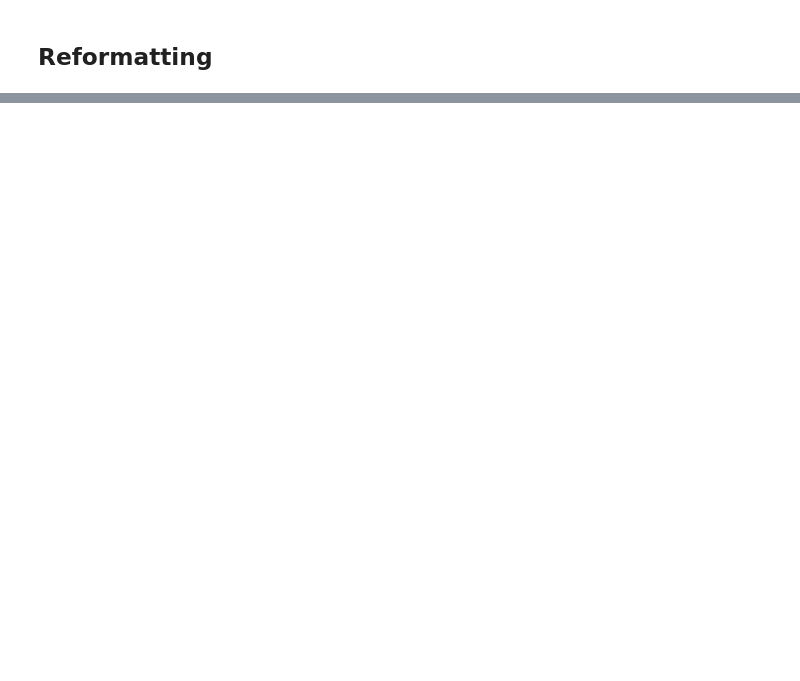
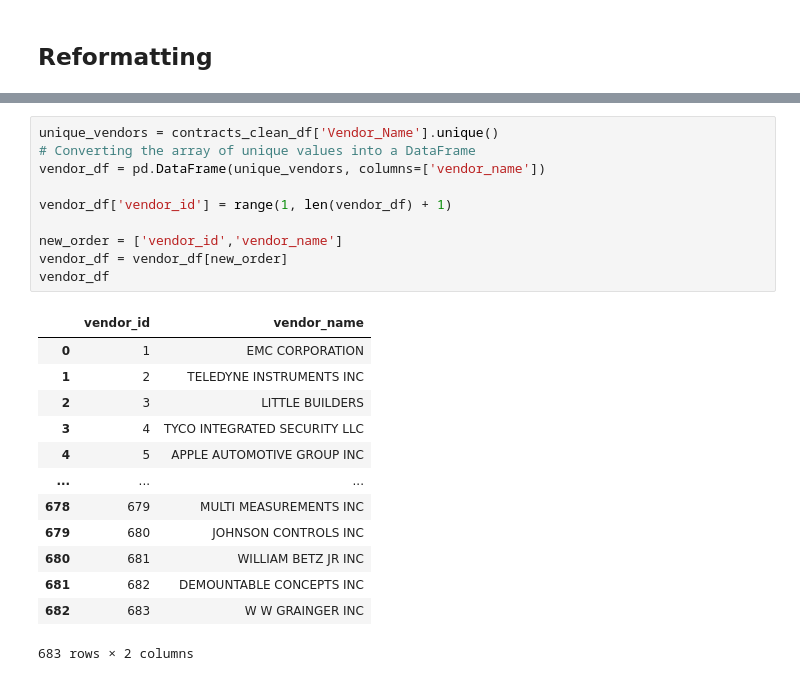
Before and after one commit to LeporidaeLepus/CIS9440_HW, a Jupyter notebook: scripts/commodities_contracts_etl.ipynb, the cells around one changed output, grey strips where cells are left out. Saved outputs shown, nothing was run; the diff lists cells and outputs as text; blank space fills up the shorter version.

```diff
--- a/scripts/commodities_contracts_etl.ipynb
+++ b/scripts/commodities_contracts_etl.ipynb
@@ -175,0 +347,24 @@ See the caveats in the documentation: https://pandas.pydata.org/pandas-docs/stab
+# %%
+unique_vendors = contracts_clean_df['Vendor_Name'].unique()
+# Converting the array of unique values into a DataFrame
+vendor_df = pd.DataFrame(unique_vendors, columns=['vendor_name'])
+
+vendor_df['vendor_id'] = range(1, len(vendor_df) + 1)
+
+new_order = ['vendor_id','vendor_name']
+vendor_df = vendor_df[new_order]
+vendor_df
+# %% [output]
+|  | vendor_id | vendor_name |
+| 0 | 1 | EMC CORPORATION |
+| 1 | 2 | TELEDYNE INSTRUMENTS INC |
+| 2 | 3 | LITTLE BUILDERS |
+| 3 | 4 | TYCO INTEGRATED SECURITY LLC |
+| 4 | 5 | APPLE AUTOMOTIVE GROUP INC |
+| ... | ... | ... |
+| 678 | 679 | MULTI MEASUREMENTS INC |
+| 679 | 680 | JOHNSON CONTROLS INC |
+| 680 | 681 | WILLIAM BETZ JR INC |
+| 681 | 682 | DEMOUNTABLE CONCEPTS INC |
+| 682 | 683 | W W GRAINGER INC |
+683 rows × 2 columns
```
Also changed, not shown: parts of 20 cells of this notebook, 1 other file.
